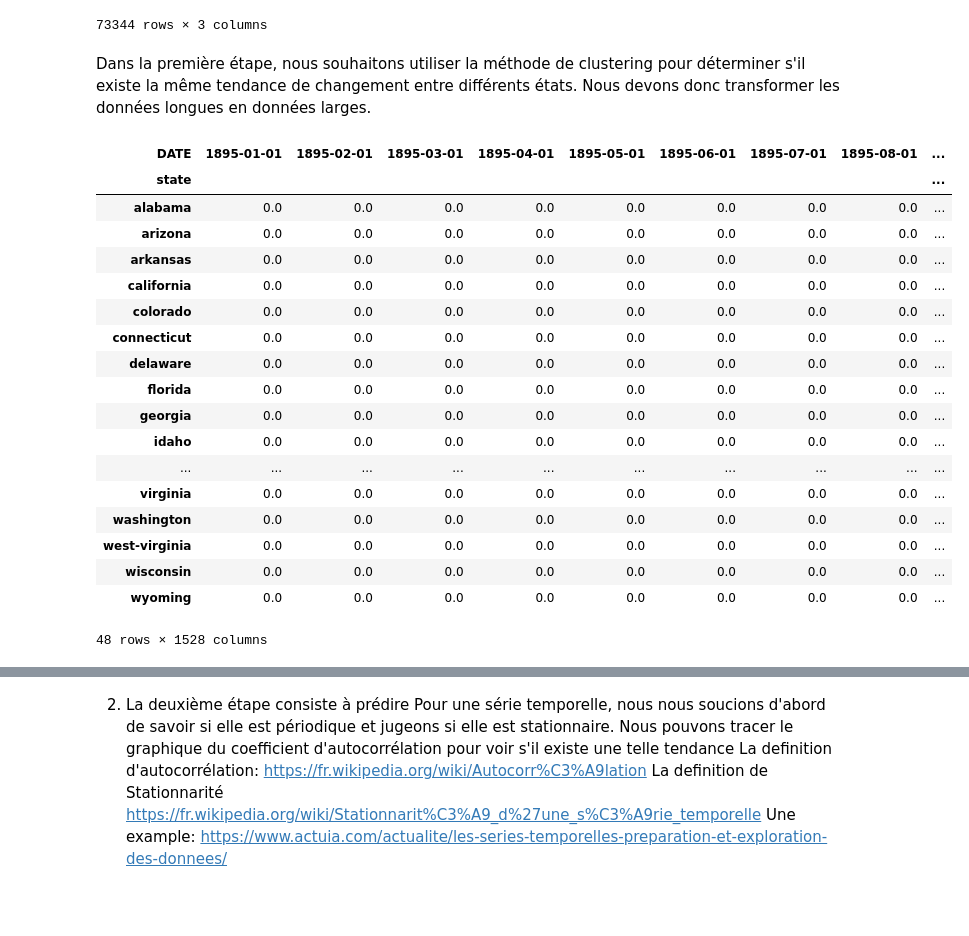
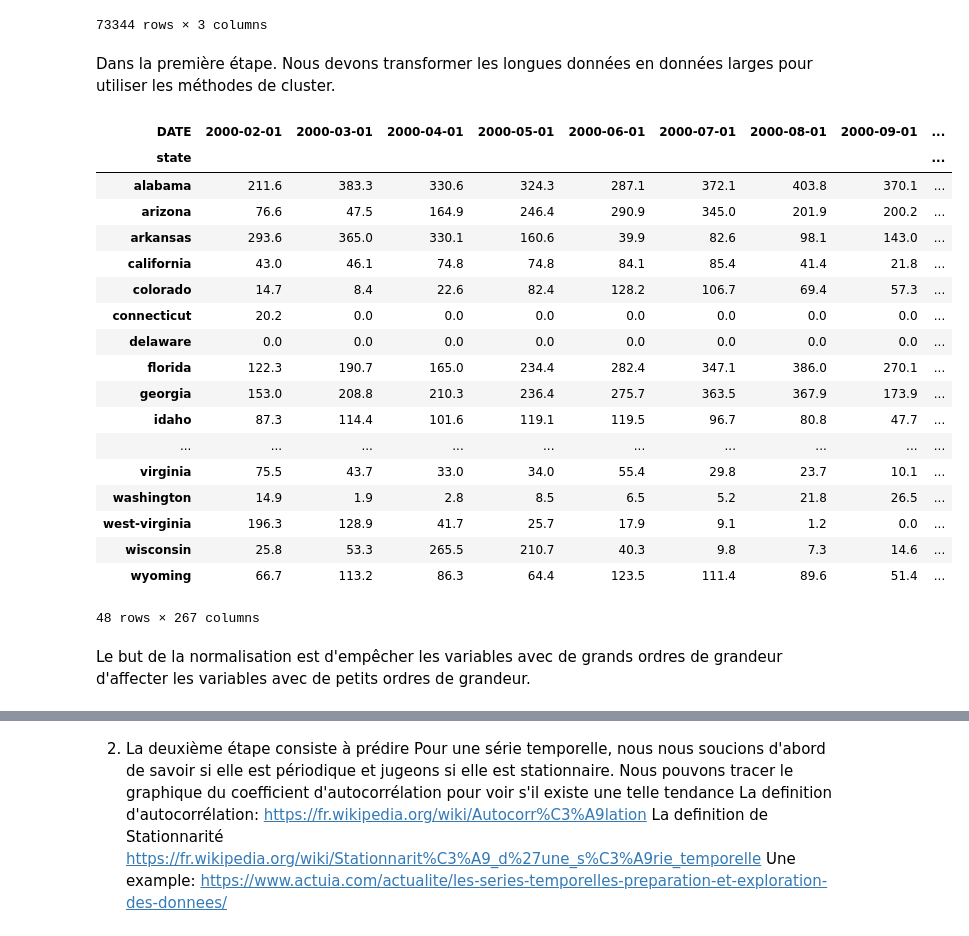
Before and after one commit to Menamot/SY09_Project, a Jupyter notebook: code/Week1.ipynb, the cells around one changed output, grey strips where cells are left out. Cells and saved outputs as stored; diff of their text form; code cells hidden in the pictures; blank space fills up the shorter version.

```diff
--- a/code/Week1.ipynb
+++ b/code/Week1.ipynb
@@ -29,31 +31,33 @@ data
 | 73343 | 2022-04-01 | wyoming | 35.8 |
 73344 rows × 3 columns
 # %% [markdown]
-Dans la première étape, nous souhaitons utiliser la méthode de clustering pour déterminer s'il existe la même tendance de changement entre différents états. Nous devons donc transformer les données longues en données larges.
+Dans la première étape. Nous devons transformer les longues données en données larges pour utiliser les méthodes de cluster.
 # %%
-data_wide = data[data.DATE >'2000-01-01']
+data = data[data.DATE >'2000-01-01']
 data_wide = data.pivot_table(index='state',columns='DATE',values='DSCI')
 data_wide
 # %% [output]
-| DATE | 1895-01-01 | 1895-02-01 | 1895-03-01 | 1895-04-01 | 1895-05-01 | 1895-06-01 | 1895-07-01 | 1895-08-01 | ... |
+| DATE | 2000-02-01 | 2000-03-01 | 2000-04-01 | 2000-05-01 | 2000-06-01 | 2000-07-01 | 2000-08-01 | 2000-09-01 | ... |
 | state |  |  |  |  |  |  |  |  | ... |
-| alabama | 0.0 | 0.0 | 0.0 | 0.0 | 0.0 | 0.0 | 0.0 | 0.0 | ... |
-| arizona | 0.0 | 0.0 | 0.0 | 0.0 | 0.0 | 0.0 | 0.0 | 0.0 | ... |
-| arkansas | 0.0 | 0.0 | 0.0 | 0.0 | 0.0 | 0.0 | 0.0 | 0.0 | ... |
-| california | 0.0 | 0.0 | 0.0 | 0.0 | 0.0 | 0.0 | 0.0 | 0.0 | ... |
-| colorado | 0.0 | 0.0 | 0.0 | 0.0 | 0.0 | 0.0 | 0.0 | 0.0 | ... |
-| connecticut | 0.0 | 0.0 | 0.0 | 0.0 | 0.0 | 0.0 | 0.0 | 0.0 | ... |
+| alabama | 211.6 | 383.3 | 330.6 | 324.3 | 287.1 | 372.1 | 403.8 | 370.1 | ... |
+| arizona | 76.6 | 47.5 | 164.9 | 246.4 | 290.9 | 345.0 | 201.9 | 200.2 | ... |
+| arkansas | 293.6 | 365.0 | 330.1 | 160.6 | 39.9 | 82.6 | 98.1 | 143.0 | ... |
+| california | 43.0 | 46.1 | 74.8 | 74.8 | 84.1 | 85.4 | 41.4 | 21.8 | ... |
+| colorado | 14.7 | 8.4 | 22.6 | 82.4 | 128.2 | 106.7 | 69.4 | 57.3 | ... |
+| connecticut | 20.2 | 0.0 | 0.0 | 0.0 | 0.0 | 0.0 | 0.0 | 0.0 | ... |
 | delaware | 0.0 | 0.0 | 0.0 | 0.0 | 0.0 | 0.0 | 0.0 | 0.0 | ... |
-| florida | 0.0 | 0.0 | 0.0 | 0.0 | 0.0 | 0.0 | 0.0 | 0.0 | ... |
-| georgia | 0.0 | 0.0 | 0.0 | 0.0 | 0.0 | 0.0 | 0.0 | 0.0 | ... |
-| idaho | 0.0 | 0.0 | 0.0 | 0.0 | 0.0 | 0.0 | 0.0 | 0.0 | ... |
+| florida | 122.3 | 190.7 | 165.0 | 234.4 | 282.4 | 347.1 | 386.0 | 270.1 | ... |
+| georgia | 153.0 | 208.8 | 210.3 | 236.4 | 275.7 | 363.5 | 367.9 | 173.9 | ... |
+| idaho | 87.3 | 114.4 | 101.6 | 119.1 | 119.5 | 96.7 | 80.8 | 47.7 | ... |
 | ... | ... | ... | ... | ... | ... | ... | ... | ... | ... |
-| virginia | 0.0 | 0.0 | 0.0 | 0.0 | 0.0 | 0.0 | 0.0 | 0.0 | ... |
-| washington | 0.0 | 0.0 | 0.0 | 0.0 | 0.0 | 0.0 | 0.0 | 0.0 | ... |
-| west-virginia | 0.0 | 0.0 | 0.0 | 0.0 | 0.0 | 0.0 | 0.0 | 0.0 | ... |
-| wisconsin | 0.0 | 0.0 | 0.0 | 0.0 | 0.0 | 0.0 | 0.0 | 0.0 | ... |
-| wyoming | 0.0 | 0.0 | 0.0 | 0.0 | 0.0 | 0.0 | 0.0 | 0.0 | ... |
+| virginia | 75.5 | 43.7 | 33.0 | 34.0 | 55.4 | 29.8 | 23.7 | 10.1 | ... |
+| washington | 14.9 | 1.9 | 2.8 | 8.5 | 6.5 | 5.2 | 21.8 | 26.5 | ... |
+| west-virginia | 196.3 | 128.9 | 41.7 | 25.7 | 17.9 | 9.1 | 1.2 | 0.0 | ... |
+| wisconsin | 25.8 | 53.3 | 265.5 | 210.7 | 40.3 | 9.8 | 7.3 | 14.6 | ... |
+| wyoming | 66.7 | 113.2 | 86.3 | 64.4 | 123.5 | 111.4 | 89.6 | 51.4 | ... |
-48 rows × 1528 columns
+48 rows × 267 columns
+# %% [markdown]
+Le but de la normalisation est d'empêcher les variables avec de grands ordres de grandeur d'affecter les variables avec de petits ordres de grandeur.
 # %%
 # Standardiser les données
 
```
Also changed, not shown: parts of 10 cells of this notebook, 3 other files.
